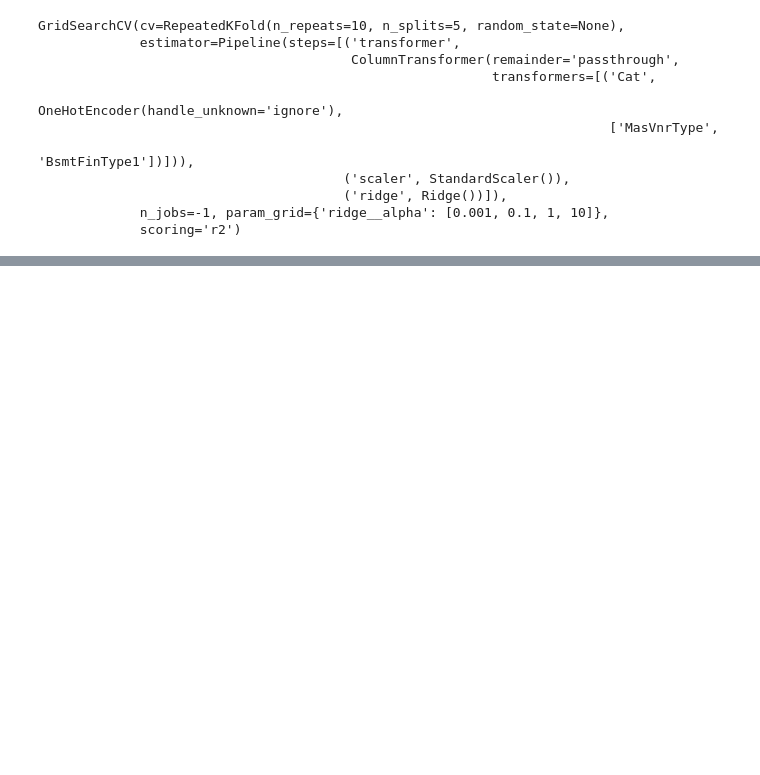
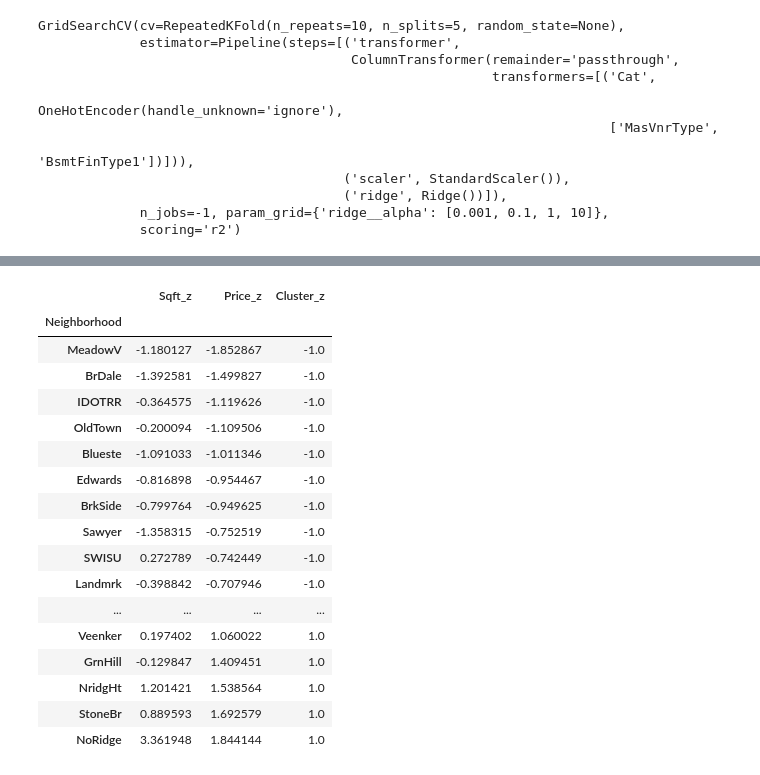
Before and after one commit to nikita-agrawal/Ames-Housing-Analysis, a Jupyter notebook: Alex/multilev_comps_2_clusters.ipynb, the cells around one changed output, grey strips where cells are left out. Saved outputs shown, nothing was run; the diff lists cells and outputs as text; code cells hidden in the pictures; blank space fills up the shorter version.

```diff
--- a/Alex/multilev_comps_2_clusters.ipynb
+++ b/Alex/multilev_comps_2_clusters.ipynb
@@ -809,0 +857,25 @@ print(grid.best_score_)
+# %%
+scaler = StandardScaler()
+nhds_scaled = nhds.sort_values('Cluster')
+nhds_scaled = scaler.fit_transform(nhds_scaled)
+nhds_scaled = pd.DataFrame(nhds_scaled, index=nhds.sort_values('Cluster').index).rename(columns={0:'Sqft_z', 1:'Price_z', 2:'Cluster_z'})
+nhds_scaled.sort_values('Price_z')
+# %% [output]
+|  | Sqft_z | Price_z | Cluster_z |
+| Neighborhood |  |  |  |
+| MeadowV | -1.180127 | -1.852867 | -1.0 |
+| BrDale | -1.392581 | -1.499827 | -1.0 |
+| IDOTRR | -0.364575 | -1.119626 | -1.0 |
+| OldTown | -0.200094 | -1.109506 | -1.0 |
+| Blueste | -1.091033 | -1.011346 | -1.0 |
+| Edwards | -0.816898 | -0.954467 | -1.0 |
+| BrkSide | -0.799764 | -0.949625 | -1.0 |
+| Sawyer | -1.358315 | -0.752519 | -1.0 |
+| SWISU | 0.272789 | -0.742449 | -1.0 |
+| Landmrk | -0.398842 | -0.707946 | -1.0 |
+| ... | ... | ... | ... |
+| Veenker | 0.197402 | 1.060022 | 1.0 |
+| GrnHill | -0.129847 | 1.409451 | 1.0 |
+| NridgHt | 1.201421 | 1.538564 | 1.0 |
+| StoneBr | 0.889593 | 1.692579 | 1.0 |
+| NoRidge | 3.361948 | 1.844144 | 1.0 |
```
Also changed, not shown: parts of 39 cells of this notebook.
